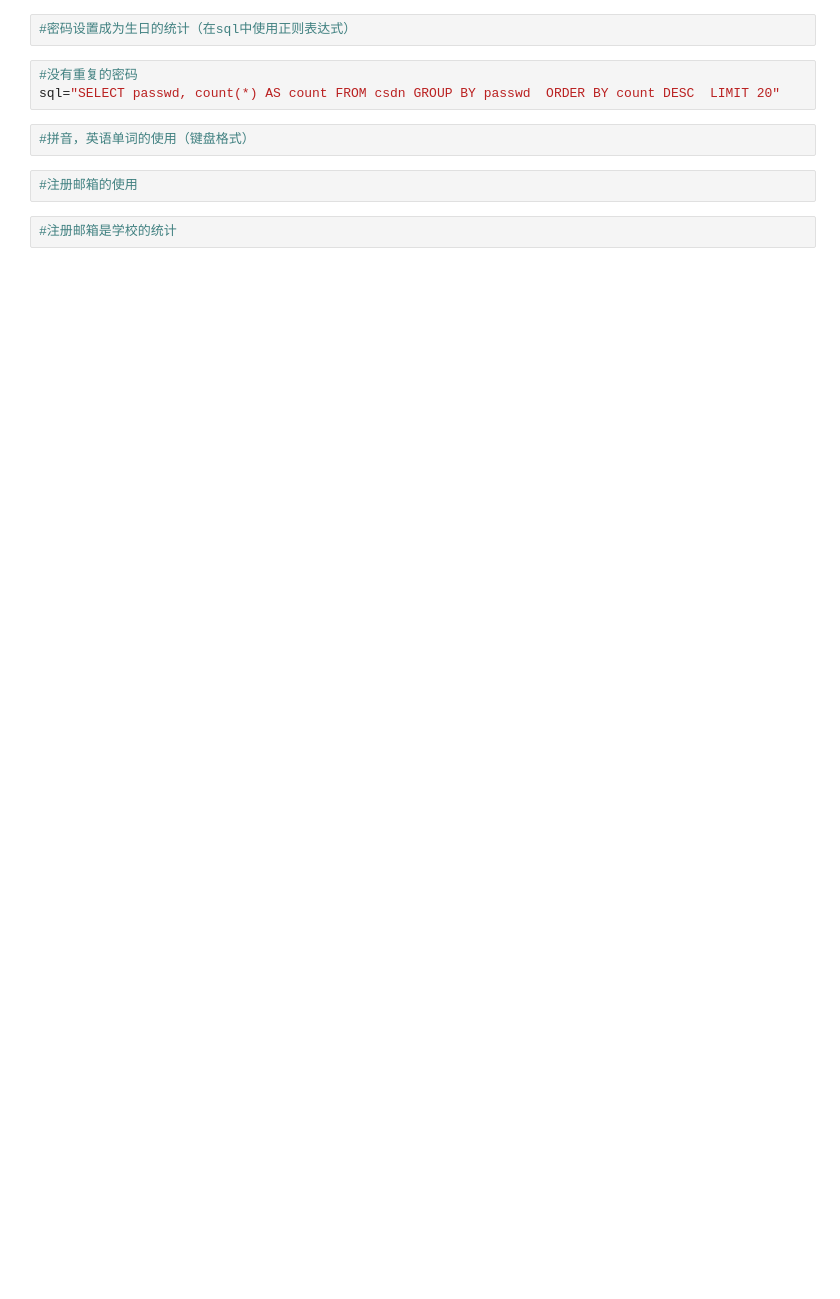
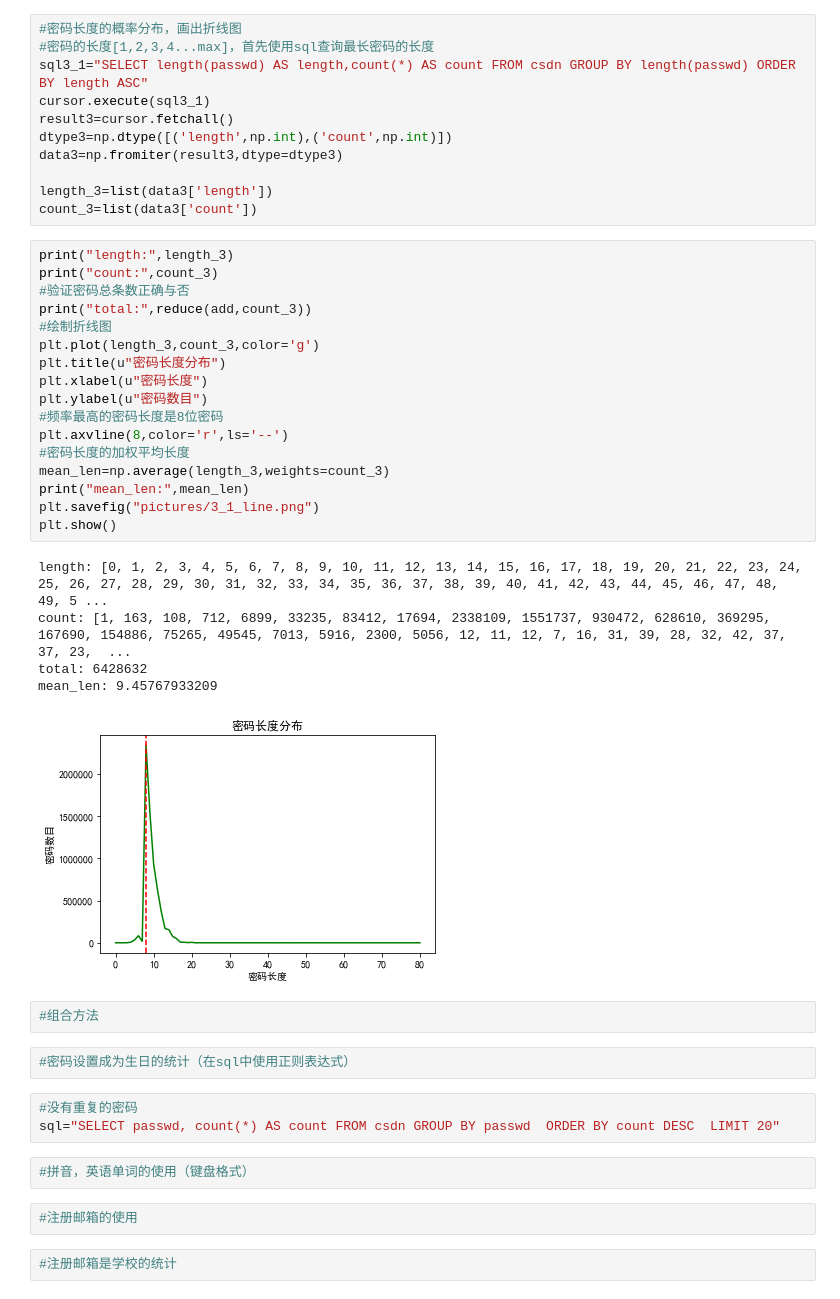
Before and after one commit to damaohongtu/Courses, a Jupyter notebook: websecurity/websecurity.ipynb, the cells around one changed output. Saved outputs shown, nothing was run; the diff lists cells and outputs as text; blank space fills up the shorter version.

```diff
--- a/websecurity/websecurity.ipynb
+++ b/websecurity/websecurity.ipynb
@@ -60,3 +115,39 @@ sql2_7="SELECT count(id) AS count7 FROM csdn where passwd regexp"""
+# %%
+#密码长度的概率分布，画出折线图
+#密码的长度[1,2,3,4...max]，首先使用sql查询最长密码的长度
+sql3_1="SELECT length(passwd) AS length,count(*) AS count FROM csdn GROUP BY length(passwd) ORDER BY length ASC"
+cursor.execute(sql3_1)
+result3=cursor.fetchall()
+dtype3=np.dtype([('length',np.int),('count',np.int)])
+data3=np.fromiter(result3,dtype=dtype3)
+
+length_3=list(data3['length'])
+count_3=list(data3['count'])
+# %%
+print("length:",length_3)
+print("count:",count_3)
+#验证密码总条数正确与否
+print("total:",reduce(add,count_3))
+#绘制折线图
+plt.plot(length_3,count_3,color='g')
+plt.title(u"密码长度分布")
+plt.xlabel(u"密码长度")
+plt.ylabel(u"密码数目")
+#频率最高的密码长度是8位密码
+plt.axvline(8,color='r',ls='--')
+#密码长度的加权平均长度
+mean_len=np.average(length_3,weights=count_3)
+print("mean_len:",mean_len)
+plt.savefig("pictures/3_1_line.png")
+plt.show()
+# %% [output]
+length: [0, 1, 2, 3, 4, 5, 6, 7, 8, 9, 10, 11, 12, 13, 14, 15, 16, 17, 18, 19, 20, 21, 22, 23, 24, 25, 26, 27, 28, 29, 30, 31, 32, 33, 34, 35, 36, 37, 38, 39, 40, 41, 42, 43, 44, 45, 46, 47, 48, 49, 5 ...
+count: [1, 163, 108, 712, 6899, 33235, 83412, 17694, 2338109, 1551737, 930472, 628610, 369295, 167690, 154886, 75265, 49545, 7013, 5916, 2300, 5056, 12, 11, 12, 7, 16, 31, 39, 28, 32, 42, 37, 37, 23,  ...
+total: 6428632
+mean_len: 9.45767933209
+[figure, added]
+# %%
+#组合方法
 # %%
 #密码设置成为生日的统计（在sql中使用正则表达式）
 # %%
```
Also changed, not shown: parts of 6 cells of this notebook, 9 other files.
